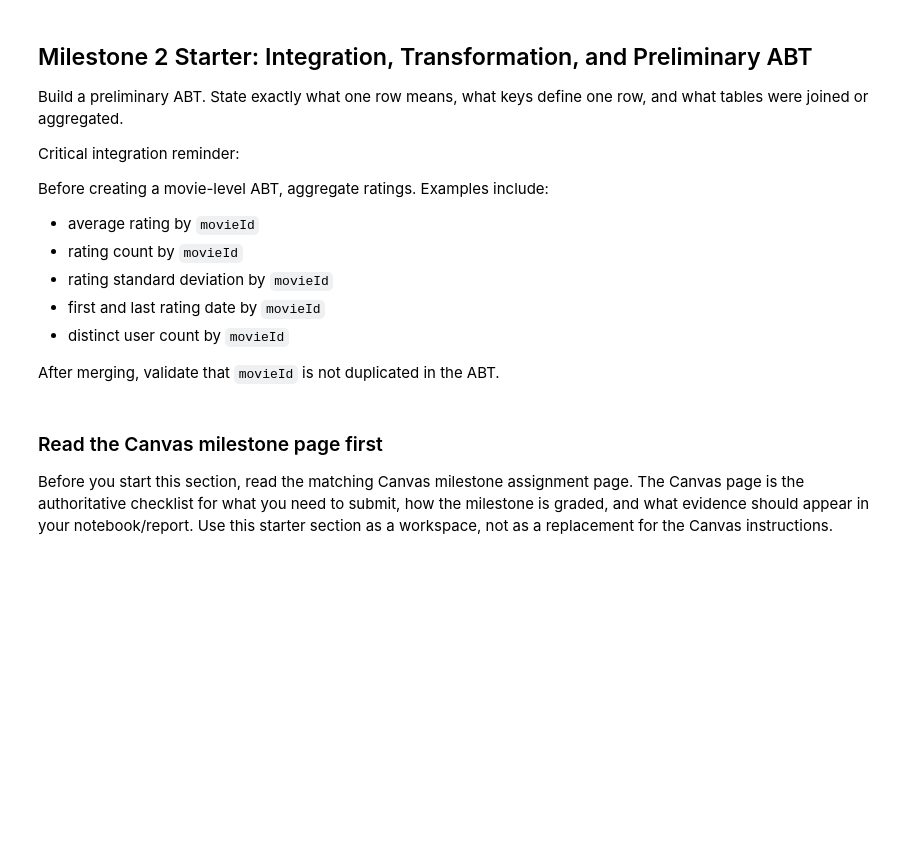
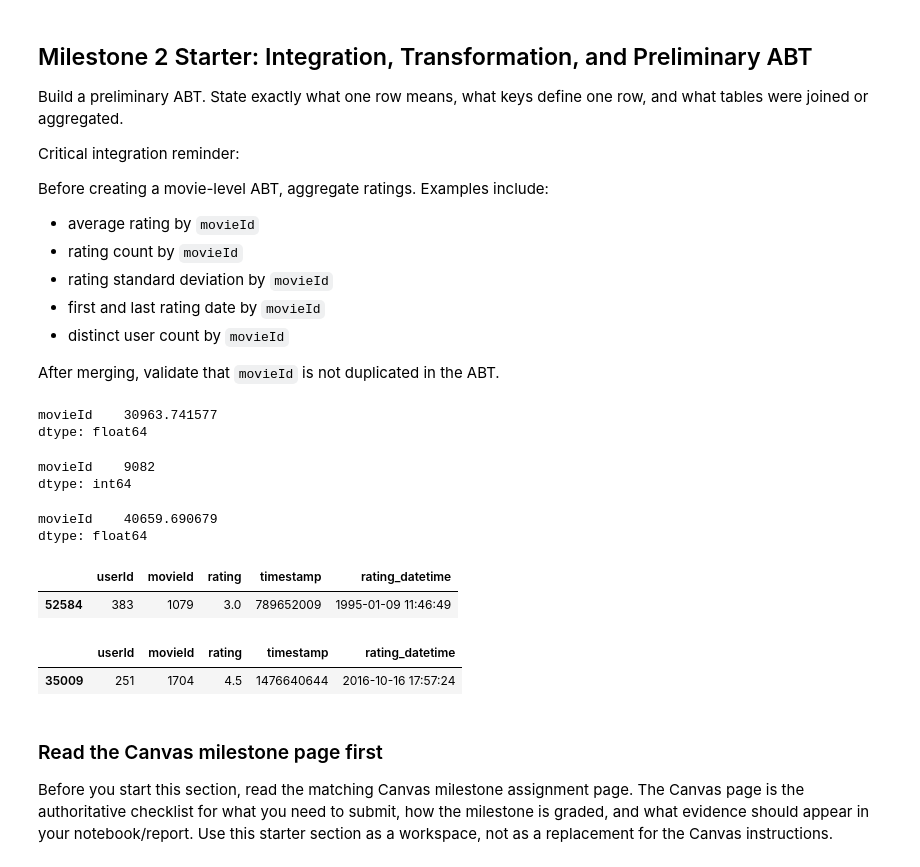
Before and after one commit to rubenruiz-gif/banban6003-project-option-1-movies-rubenruiz, a Jupyter notebook: notebooks/movies_project_starter.ipynb, the cells around one changed output. Drawn from its saved outputs; the diff is of its cells as text; code cells hidden in the pictures; blank space fills up the shorter version.

Commit message:
Milestone 2 Aggregating 4/5 Ratings

```diff
--- a/notebooks/movies_project_starter.ipynb
+++ b/notebooks/movies_project_starter.ipynb
@@ -498,3 +498,33 @@ Before creating a movie-level ABT, aggregate ratings. Examples include:
 - distinct user count by `movieId`
 
 After merging, validate that `movieId` is not duplicated in the ABT.
+# %%
+average_rating = movies.agg({"movieId": "mean"})
+average_rating.head()
+# %% [output]
+movieId    30963.741577
+dtype: float64
+# %%
+rating_count = movies.agg({"movieId" : "count"})
+rating_count.head()
+# %% [output]
+movieId    9082
+dtype: int64
+# %%
+rating_std = movies.agg({"movieId": "std"})
+rating_std.head()
+# %% [output]
+movieId    40659.690679
+dtype: float64
+# %%
+first_rating = ratings.sort_values("rating_datetime", ascending=True)
+first_rating.head(1)
+# %% [output]
+|  | userId | movieId | rating | timestamp | rating_datetime |
+| 52584 | 383 | 1079 | 3.0 | 789652009 | 1995-01-09 11:46:49 |
+# %%
+last_rating = ratings.sort_values("rating_datetime", ascending=False)
+last_rating.head(1)
+# %% [output]
+|  | userId | movieId | rating | timestamp | rating_datetime |
+| 35009 | 251 | 1704 | 4.5 | 1476640644 | 2016-10-16 17:57:24 |
```
Also changed, not shown: parts of 1 cell of this notebook.
